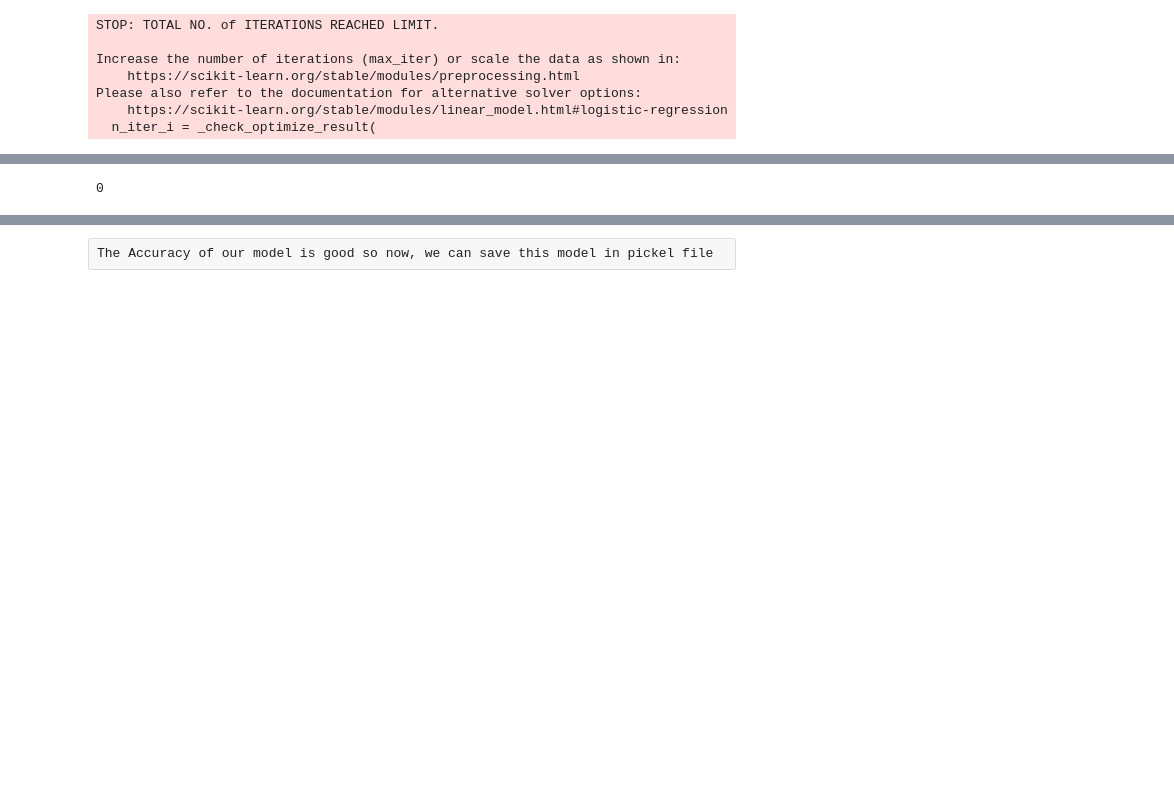
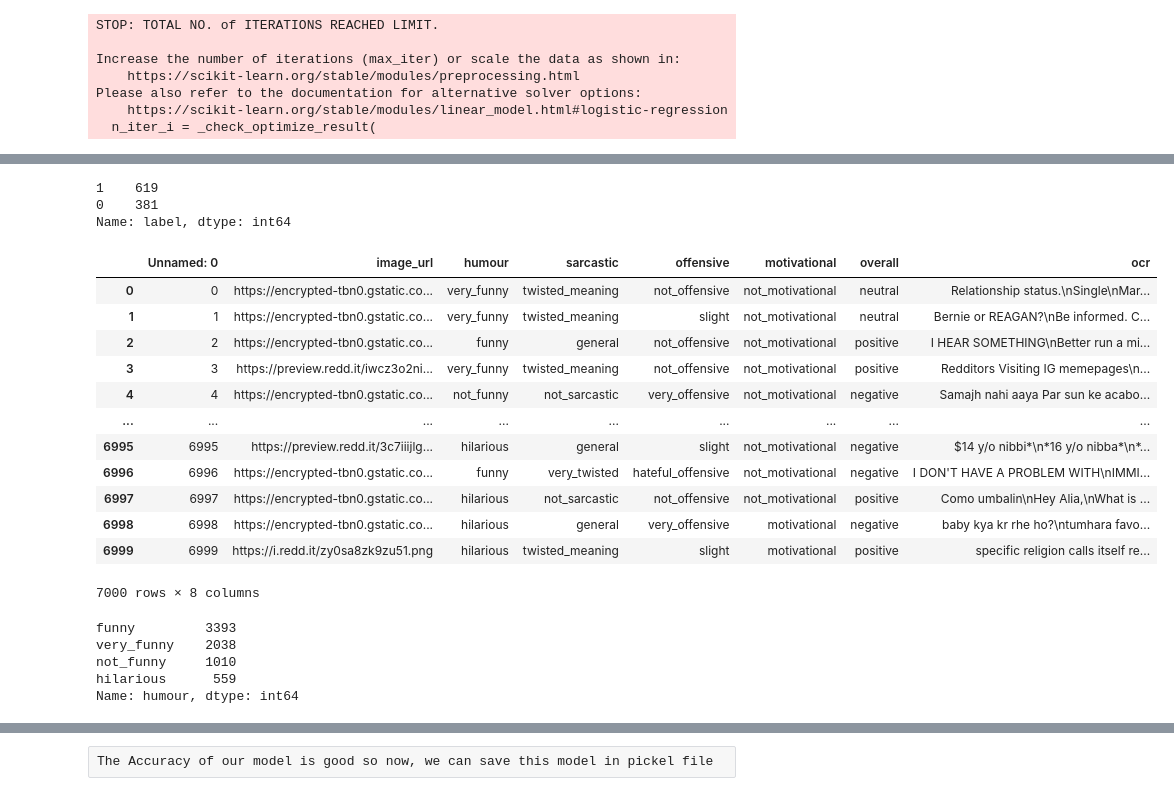
Before and after one commit to narendrasinghdangi/twitter-hatespeech, a Jupyter notebook: hate speech analysis.ipynb, the cells around one changed output, grey strips where cells are left out. Saved outputs shown, nothing was run; the diff lists cells and outputs as text; code cells hidden in the pictures; blank space fills up the shorter version.

```diff
--- a/hate speech analysis.ipynb
+++ b/hate speech analysis.ipynb
@@ -324,0 +354,6 @@ vt=preprocess(lol,vect)
+# %%
+lolll["label"].value_counts()
+# %% [output]
+1    619
+0    381
+Name: label, dtype: int64
@@ -325 +362,25 @@ vt=preprocess(lol,vect)
+# %%
+df
+# %% [output]
+|  | Unnamed: 0 | image_url | humour | sarcastic | offensive | motivational | overall | ocr |
+| 0 | 0 | https://encrypted-tbn0.gstatic.co... | very_funny | twisted_meaning | not_offensive | not_motivational | neutral | Relationship status.\nSingle\nMar... |
+| 1 | 1 | https://encrypted-tbn0.gstatic.co... | very_funny | twisted_meaning | slight | not_motivational | neutral | Bernie or REAGAN?\nBe informed. C... |
+| 2 | 2 | https://encrypted-tbn0.gstatic.co... | funny | general | not_offensive | not_motivational | positive | I HEAR SOMETHING\nBetter run a mi... |
+| 3 | 3 | https://preview.redd.it/iwcz3o2ni... | very_funny | twisted_meaning | not_offensive | not_motivational | positive | Redditors Visiting IG memepages\n... |
+| 4 | 4 | https://encrypted-tbn0.gstatic.co... | not_funny | not_sarcastic | very_offensive | not_motivational | negative | Samajh nahi aaya Par sun ke acabo... |
+| ... | ... | ... | ... | ... | ... | ... | ... | ... |
+| 6995 | 6995 | https://preview.redd.it/3c7iiijlg... | hilarious | general | slight | not_motivational | negative | $14 y/o nibbi*\n*16 y/o nibba*\n*... |
+| 6996 | 6996 | https://encrypted-tbn0.gstatic.co... | funny | very_twisted | hateful_offensive | not_motivational | negative | I DON'T HAVE A PROBLEM WITH\nIMMI... |
+| 6997 | 6997 | https://encrypted-tbn0.gstatic.co... | hilarious | not_sarcastic | not_offensive | not_motivational | positive | Como umbalin\nHey Alia,\nWhat is ... |
+| 6998 | 6998 | https://encrypted-tbn0.gstatic.co... | hilarious | general | very_offensive | motivational | negative | baby kya kr rhe ho?\ntumhara favo... |
+| 6999 | 6999 | https://i.redd.it/zy0sa8zk9zu51.png | hilarious | twisted_meaning | slight | motivational | positive | specific religion calls itself re... |
+7000 rows × 8 columns
+# %%
+df["humour"].value_counts()
+# %% [output]
+funny         3393
+very_funny    2038
+not_funny     1010
+hilarious      559
+Name: humour, dtype: int64
 # %%
@@ -327,4 +387,0 @@ l=lg_reg_clf.predict(vt)
-# %%
-l[0]
-# %% [output]
-0
```
Also changed, not shown: parts of 40 cells of this notebook, 6 other files.
